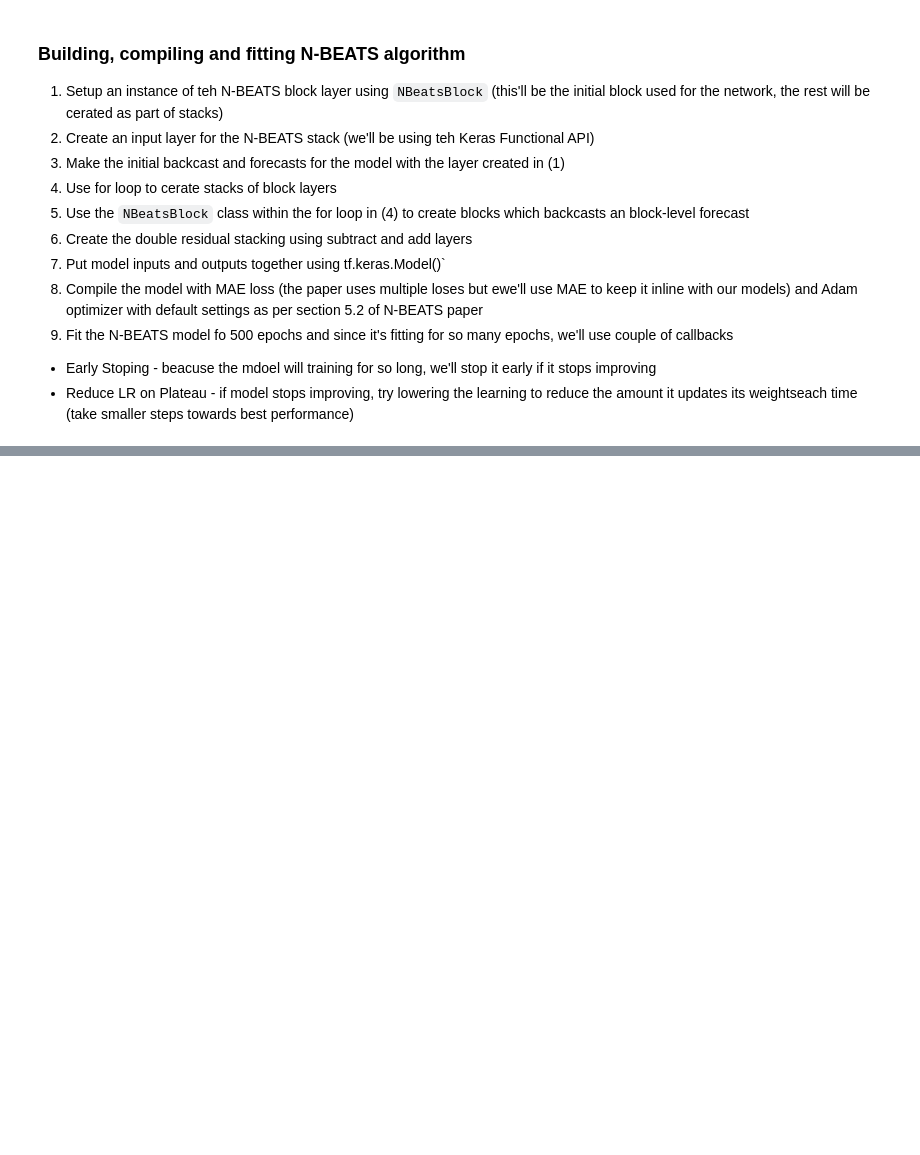
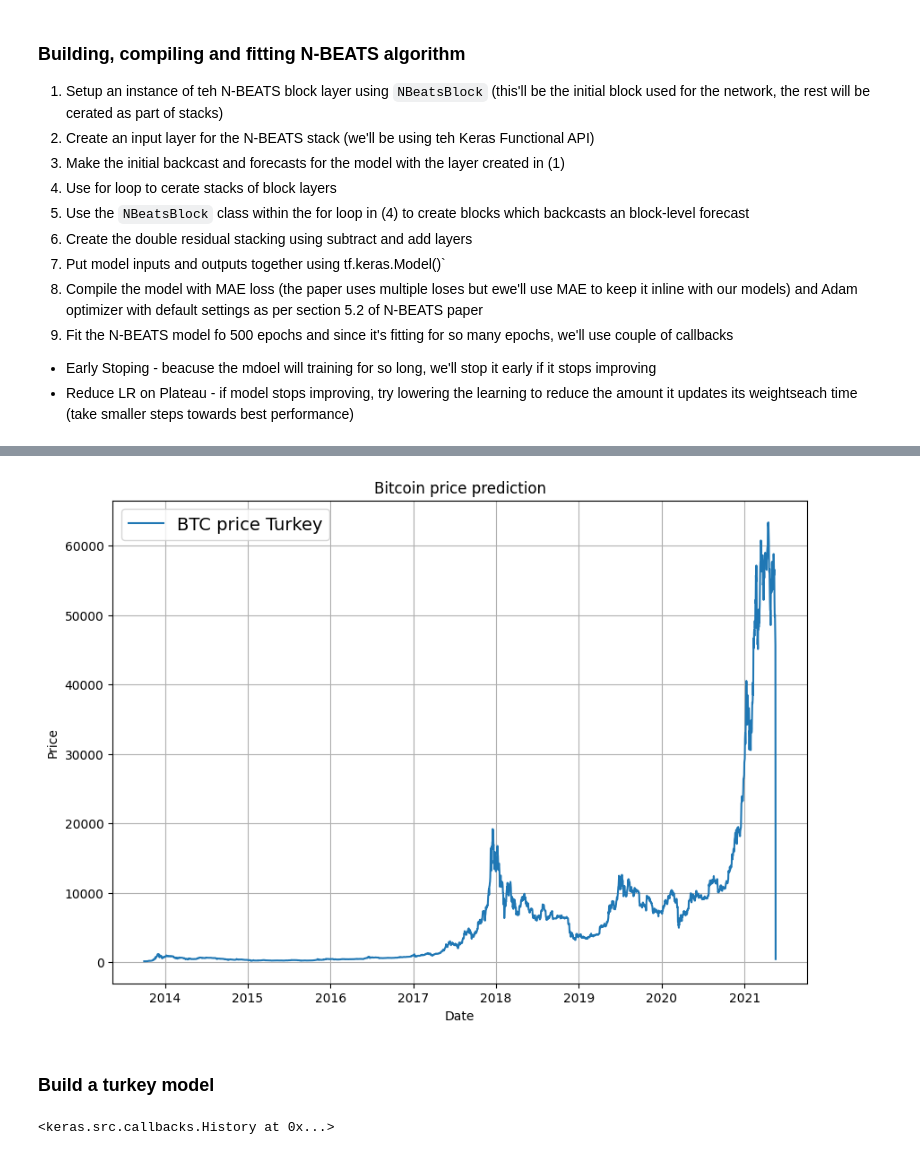
Before and after one commit to miller00315/ia_studies, a Jupyter notebook: time_series_forecasting_with_tensor_flow.ipynb, the cells around one changed output, grey strips where cells are left out. Saved outputs shown, nothing was run; the diff lists cells and outputs as text; code cells hidden in the pictures; blank space fills up the shorter version.

```diff
--- a/time_series_forecasting_with_tensor_flow.ipynb
+++ b/time_series_forecasting_with_tensor_flow.ipynb
@@ -1882,0 +2388,2 @@ You must install pydot (`pip install pydot`) and install graphviz (see instructi
+# %%
+ btc_price_turkey[-1] = btc_price_turkey[-1] / 100
@@ -1882,0 +2404,4 @@ You must install pydot (`pip install pydot`) and install graphviz (see instructi
+# %%
+btc_timesteps_turkey = np.array(bitcoin_prices.index)
+
+btc_timesteps_turkey[-10:]
@@ -1882,0 +2415,10 @@ You must install pydot (`pip install pydot`) and install graphviz (see instructi
+# %%
+plt.figure(figsize=(10, 7))
+plot_time_series(btc_timesteps_turkey, btc_price_turkey, format="-", label="BTC price Turkey")
+plt.xlabel("Date")
+plt.ylabel("Price")
+plt.legend(fontsize=14)
+plt.title("Bitcoin price prediction")
+plt.show()
+# %% [output]
+[figure, added]
@@ -1882,0 +2437,20 @@ You must install pydot (`pip install pydot`) and install graphviz (see instructi
+# %% [markdown]
+### Build a turkey model
+# %%
+turkey_model = tf.keras.models.clone_model(model_1)
+
+turkey_model._name = "model_10_turkey_model"
+
+turkey_model.compile(loss=tf.keras.losses.mae,
+                     optimizer=tf.keras.optimizers.Adam())
+
+turkey_model.fit(X_train,
+                 y_train,
+                 epochs=100,
+                 verbose=0,
+                 batch_size=128,
+                 validation_data=(X_test, y_test),
+                 callbacks=[create_model_checkpoint(model_name=turkey_model.name)]
+                 )
+# %% [output]
+<keras.src.callbacks.History at 0x...>
```
Also changed, not shown: parts of 94 cells of this notebook.
